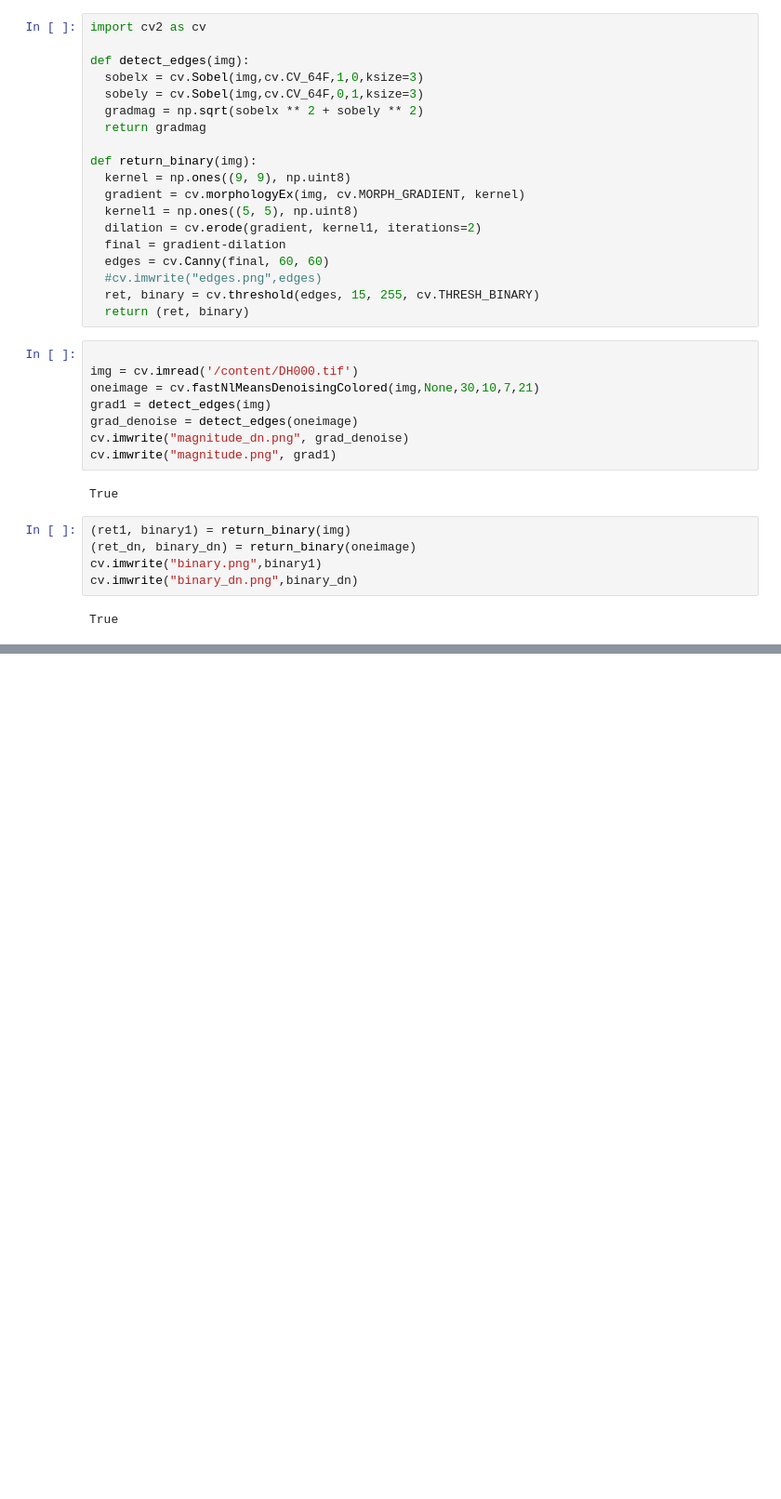
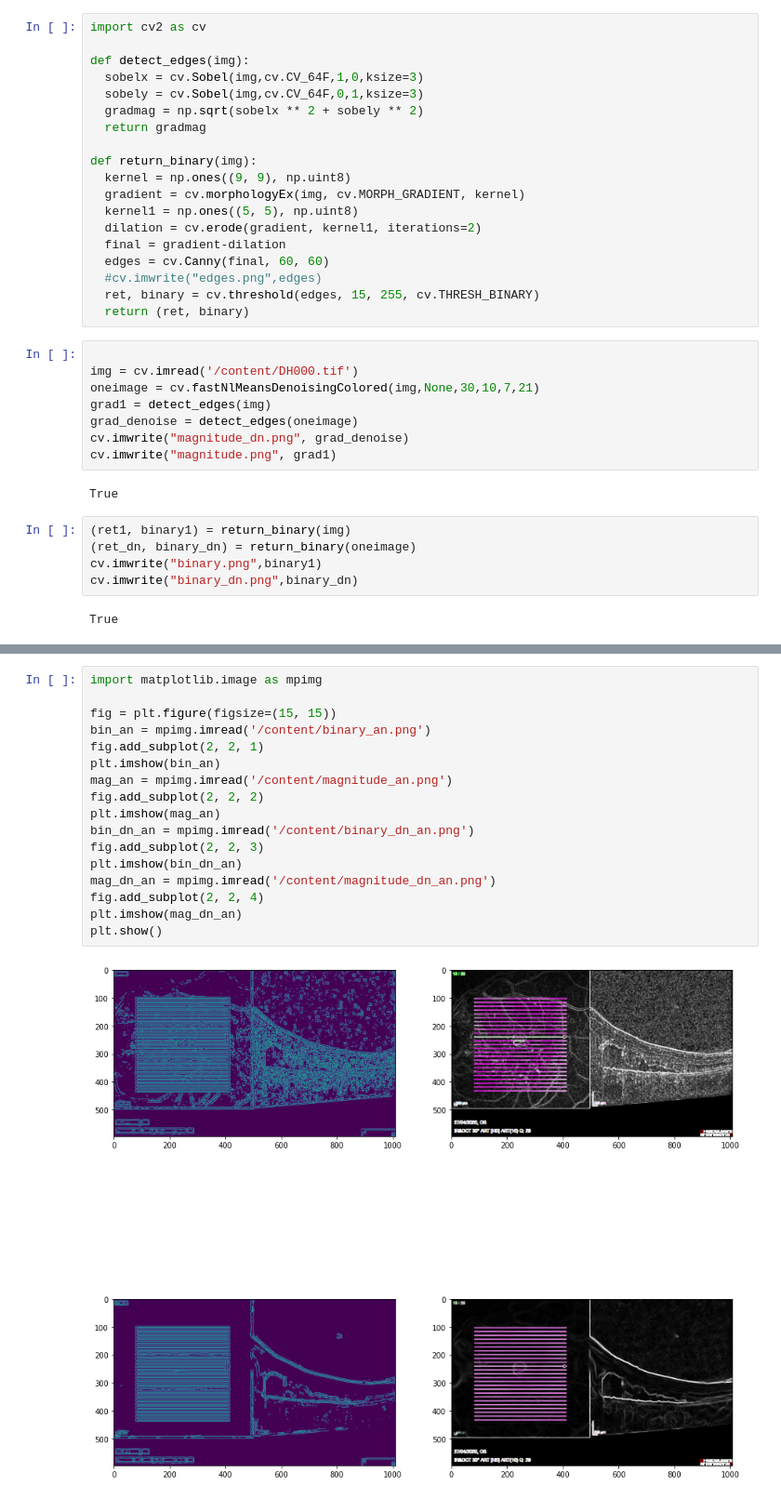
Before and after one commit to musman2012/imaging-research, a Jupyter notebook: OpenCV/WorkingwithOCTImages.ipynb, the cells around one changed output, grey strips where cells are left out. Shown at 93% size. Drawn from its saved outputs; the diff is of its cells as text; blank space fills up the shorter version.

```diff
--- a/OpenCV/WorkingwithOCTImages.ipynb
+++ b/OpenCV/WorkingwithOCTImages.ipynb
@@ -71,0 +88,19 @@ plt.show()
+# %%
+import matplotlib.image as mpimg
+
+fig = plt.figure(figsize=(15, 15))
+bin_an = mpimg.imread('/content/binary_an.png')
+fig.add_subplot(2, 2, 1)
+plt.imshow(bin_an)
+mag_an = mpimg.imread('/content/magnitude_an.png')
+fig.add_subplot(2, 2, 2)
+plt.imshow(mag_an)
+bin_dn_an = mpimg.imread('/content/binary_dn_an.png')
+fig.add_subplot(2, 2, 3)
+plt.imshow(bin_dn_an)
+mag_dn_an = mpimg.imread('/content/magnitude_dn_an.png')
+fig.add_subplot(2, 2, 4)
+plt.imshow(mag_dn_an)
+plt.show()
+# %% [output]
+[figure, added]
```
Also changed, not shown: parts of 3 cells of this notebook.
